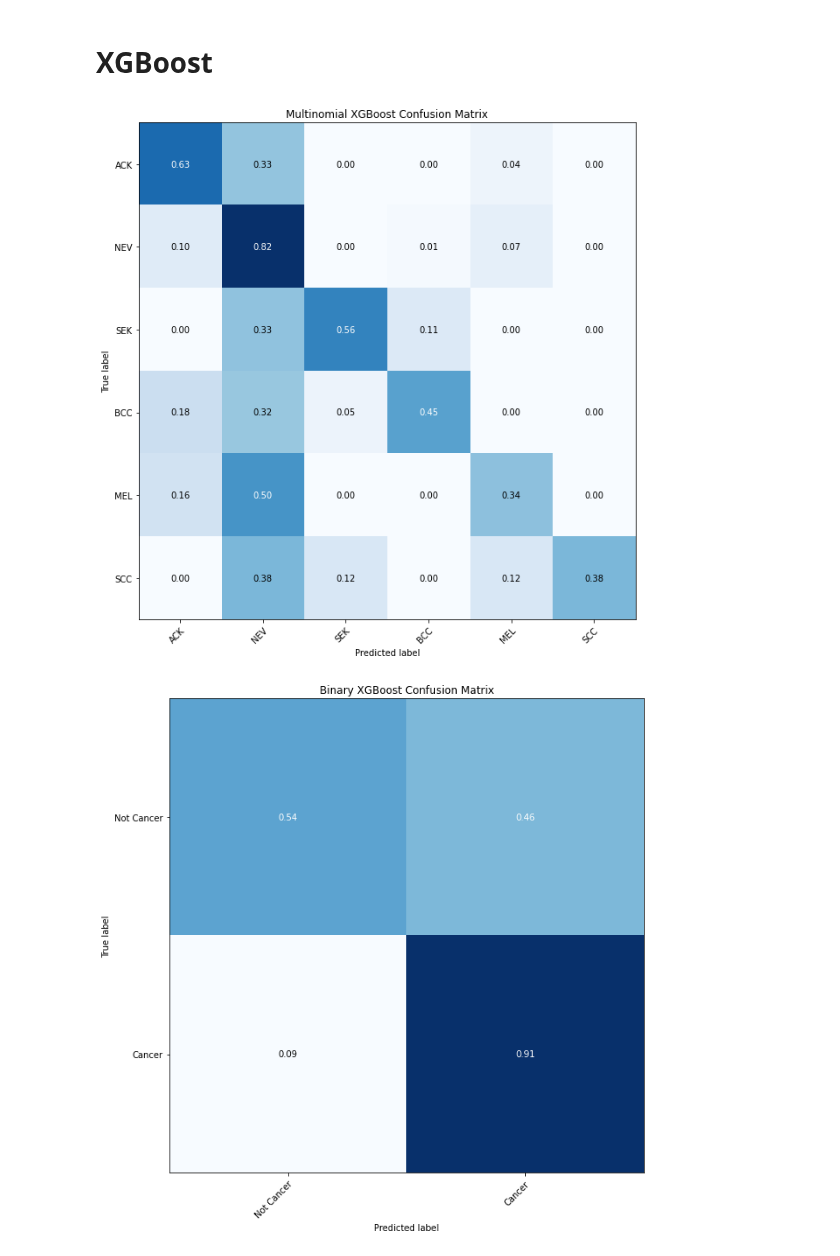
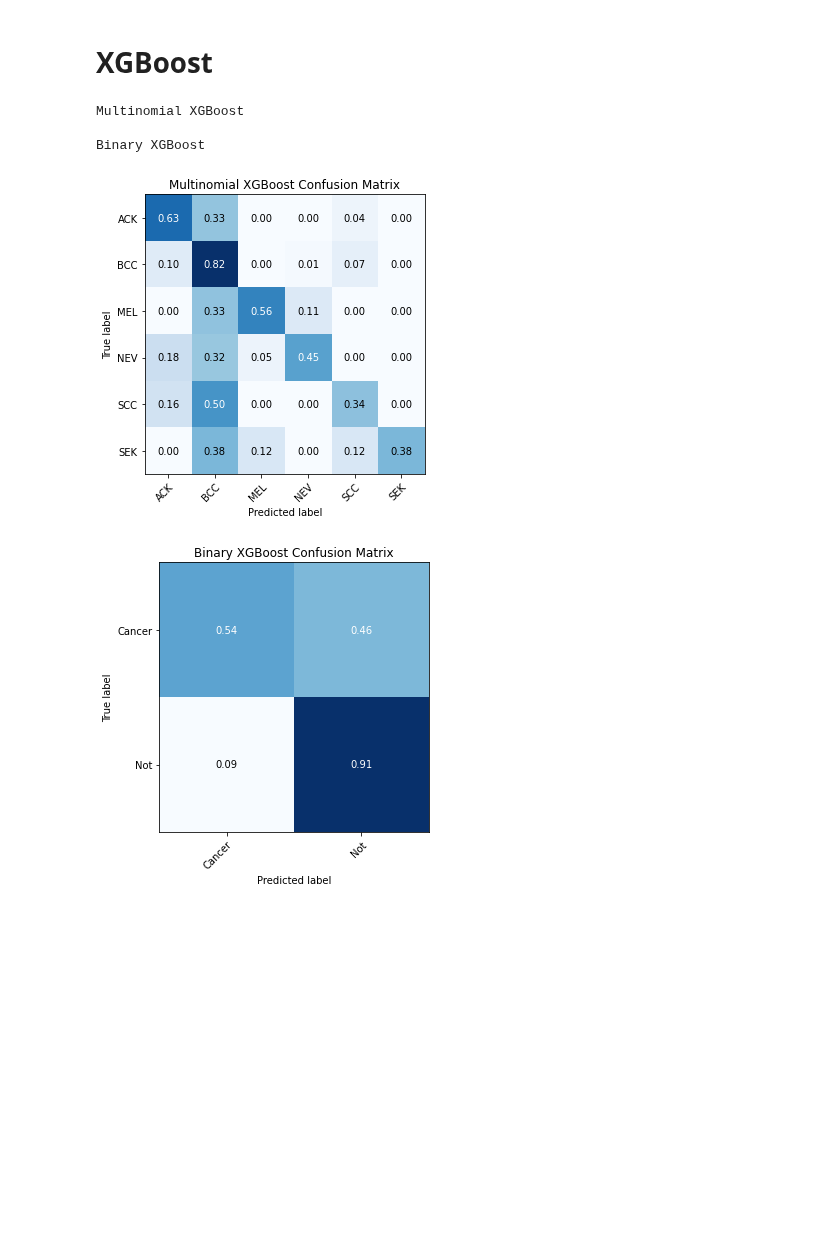
Before and after one commit to CEDipEngineering/ComputerAidedSkinCancerIdentificationAndDiagnosis, a Jupyter notebook: experiments/samuel/metadata_classifier_2.ipynb, the cells around one changed output. Saved outputs shown, nothing was run; the diff lists cells and outputs as text; code cells hidden in the pictures; blank space fills up the shorter version.

```diff
--- a/experiments/samuel/metadata_classifier_2.ipynb
+++ b/experiments/samuel/metadata_classifier_2.ipynb
@@ -30,12 +30,12 @@ def plot_confusion_matrix(y_true, y_pred, classes,
 
     #print(cm)
 
-    fig, ax = plt.subplots(figsize = (9,9))
+    fig, ax = plt.subplots(figsize = (5,5))
     im = ax.imshow(cm, interpolation='nearest', cmap=cmap)
     # ax.figure.colorbar(im, ax=ax)
     ax.set(xticks=np.arange(cm.shape[1]),
            yticks=np.arange(cm.shape[0]),
-           xticklabels=classes, yticklabels=classes,
+           xticklabels=sorted(classes), yticklabels=sorted(classes),
            title=title,
            ylabel='True label',
            xlabel='Predicted label')
@@ -215,19 +261,41 @@ eval_model(rfc_clf_bin, x_test_bin, y_test_bin, title="Binary Random Forest Clas
 # %%
 from xgboost import XGBClassifier
 from sklearn.preprocessing import OrdinalEncoder
 
 xgb_encoder = OrdinalEncoder()
+x_train_xgb = x_train.astype(np.float64)
+y_train_xgb = xgb_encoder.fit_transform(y_train.to_numpy().reshape(-1,1))
+x_test_xgb = x_test.astype(np.float64)
+y_test_xgb = xgb_encoder.transform(y_test.to_numpy().reshape(-1,1))
+
+
+print("Multinomial XGBoost")
 sgb_clf = XGBClassifier(random_state=RANDOM_SEED, n_estimators=110, eval_metric='auc')
-sgb_clf.fit(x_train.astype(np.float64), xgb_encoder.fit_transform(y_train.to_numpy().reshape(-1,1)))
-y_pred = sgb_clf.predict(x_test.astype(np.float64))
-y_pred_proba = sgb_clf.predict_proba(x_test.astype(np.float64))[:,1]
-plot_confusion_matrix(y_test, xgb_encoder.inverse_transform(y_pred.reshape(-1,1)), list(set(y_test)), normalize=True, title="Multinomial XGBoost Confusion Matrix", cmap="Blues", save_to_file=True);
+sgb_clf.fit(x_train_xgb, y_train_xgb)
+y_pred = sgb_clf.predict(x_test_xgb)
+y_pred_proba = sgb_clf.predict_proba(x_test_xgb)[:,1]
+plot_confusion_matrix(xgb_encoder.inverse_transform(y_test_xgb), xgb_encoder.inverse_transform(y_pred.reshape(-1,1)), sorted(list(set(y_test))), normalize=True, title="Multinomial XGBoost Confusion Matrix", save_to_file=True);
+# tr = cross_val_score(sgb_clf, x_train_xgb, y_train_xgb, cv=3, scoring='accuracy')
+# tst = cross_val_score(sgb_clf, x_test_xgb, y_test_xgb, cv=3, scoring='accuracy')
+# print(f"Model accuracy on train: {tr.mean()}\nModel accuracy on test: {tst.mean()}")
 
+x_train_xgb_bin = x_train_bin.astype(np.float64)
+y_train_xgb_bin = xgb_encoder.fit_transform(y_train_bin.to_numpy().reshape(-1,1))
+x_test_xgb_bin = x_test_bin.astype(np.float64)
+y_test_xgb_bin = xgb_encoder.fit_transform(y_test_bin.to_numpy().reshape(-1,1))
+
+print("\nBinary XGBoost")
 sgb_clf_bin = XGBClassifier(random_state=RANDOM_SEED, n_estimators=110, eval_metric='auc')
-sgb_clf_bin.fit(x_train_bin.astype(np.float64), y_train_bin.to_numpy().reshape(-1,1))
-y_pred = sgb_clf_bin.predict(x_test_bin.astype(np.float64))
-y_pred_proba = sgb_clf_bin.predict_proba(x_test_bin.astype(np.float64))[:,1]
-plot_confusion_matrix(y_test_bin, y_pred.reshape(-1,1), ["Not Cancer", "Cancer"], normalize=True, title="Binary XGBoost Confusion Matrix", cmap="Blues", save_to_file=True);
+sgb_clf_bin.fit(x_train_xgb_bin, y_train_bin.to_numpy().reshape(-1,1))
+y_pred = sgb_clf_bin.predict(x_test_xgb_bin)
+y_pred_proba = sgb_clf_bin.predict_proba(x_test_xgb_bin)[:,1]
+plot_confusion_matrix(y_test_xgb_bin, y_pred.reshape(-1,1), ["Not", "Cancer"], normalize=True, title="Binary XGBoost Confusion Matrix", save_to_file=True);
+# tr = cross_val_score(sgb_clf_bin, x_train_xgb_bin, y_train_xgb_bin, cv=3, scoring='accuracy')
+# tst = cross_val_score(sgb_clf_bin, x_test_xgb_bin, y_test_xgb_bin, cv=3, scoring='accuracy')
+# print(f"Model accuracy on train: {tr.mean()}\nModel accuracy on test: {tst.mean()}")
 # %% [output]
+Multinomial XGBoost
+
+Binary XGBoost
-[figure, old version]
+[figure, new version]
-[figure, old version]
+[figure, new version]
```
Also changed, not shown: parts of 6 cells of this notebook, 12 other files.
